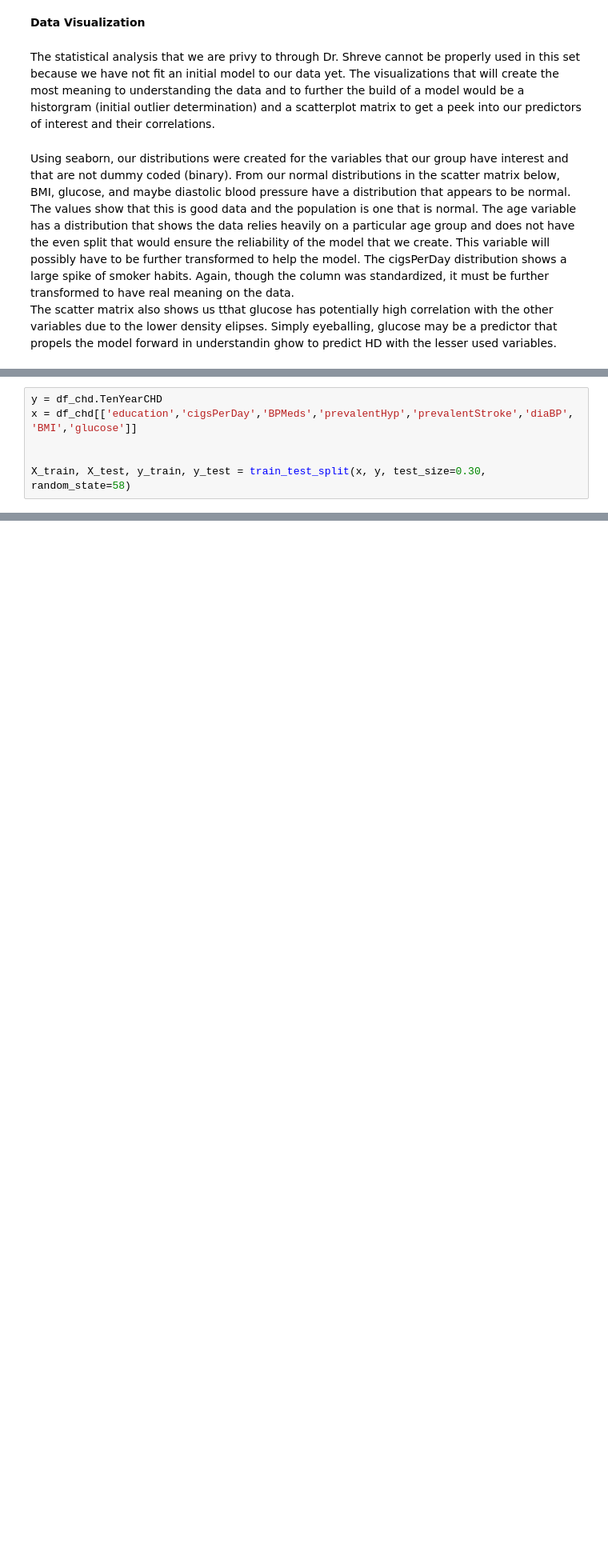
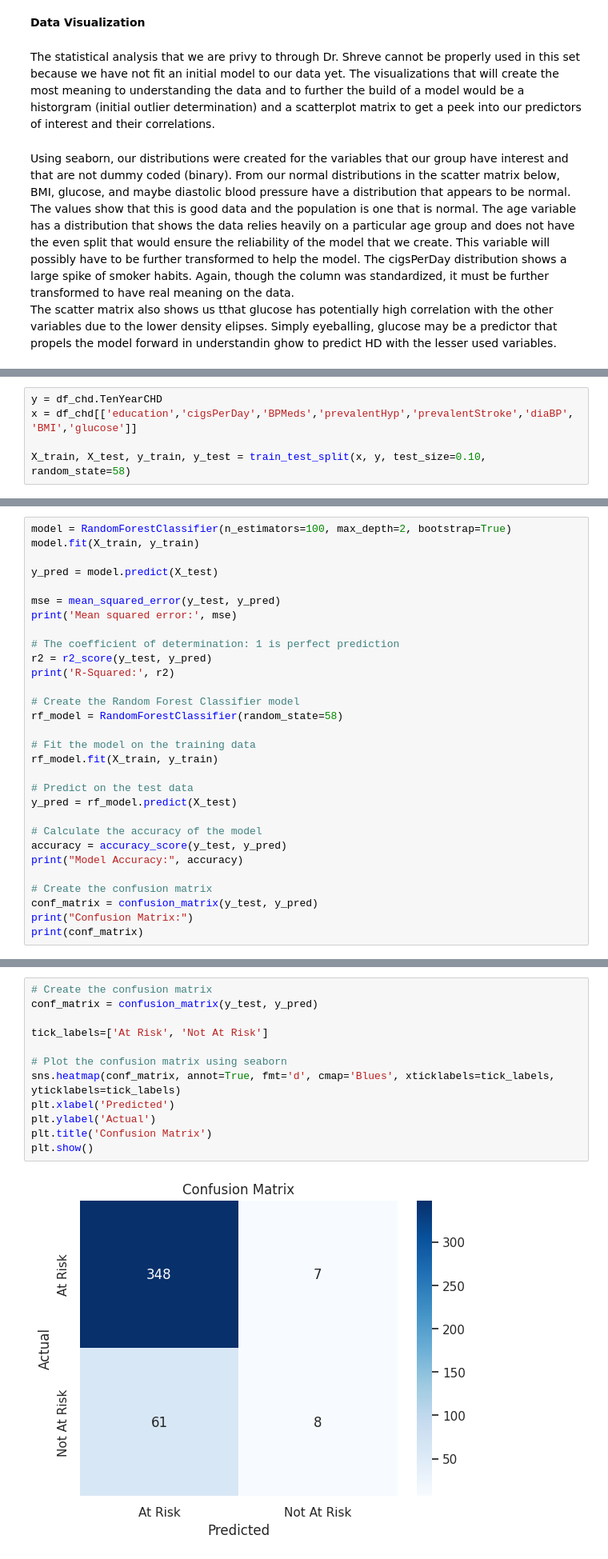
Before and after one commit to hallbt20/ISDS7070_Project, a Jupyter notebook: Group 5_ISDS7070_Assignment5.ipynb, the cells around one changed output, grey strips where cells are left out. Shown at 80% size. Cells and saved outputs as stored; diff of their text form; blank space fills up the shorter version.

```diff
--- a/Group 5_ISDS7070_Assignment5.ipynb
+++ b/Group 5_ISDS7070_Assignment5.ipynb
@@ -238,5 +216,4 @@ After all of the transformations have been made, we have created a test set of o
 y = df_chd.TenYearCHD
 x = df_chd[['education','cigsPerDay','BPMeds','prevalentHyp','prevalentStroke','diaBP', 'BMI','glucose']]
 
-
-X_train, X_test, y_train, y_test = train_test_split(x, y, test_size=0.30, random_state=58)
+X_train, X_test, y_train, y_test = train_test_split(x, y, test_size=0.10, random_state=58)
@@ -242,0 +380,30 @@ X_train, X_test, y_train, y_test = train_test_split(x, y, test_size=0.30, random
+# %%
+model = RandomForestClassifier(n_estimators=100, max_depth=2, bootstrap=True)
+model.fit(X_train, y_train)
+
+y_pred = model.predict(X_test)
+
+mse = mean_squared_error(y_test, y_pred)
+print('Mean squared error:', mse)
+
+# The coefficient of determination: 1 is perfect prediction
+r2 = r2_score(y_test, y_pred)
+print('R-Squared:', r2)
+
+# Create the Random Forest Classifier model
+rf_model = RandomForestClassifier(random_state=58)
+
+# Fit the model on the training data
+rf_model.fit(X_train, y_train)
+
+# Predict on the test data
+y_pred = rf_model.predict(X_test)
+
+# Calculate the accuracy of the model
+accuracy = accuracy_score(y_test, y_pred)
+print("Model Accuracy:", accuracy)
+
+# Create the confusion matrix
+conf_matrix = confusion_matrix(y_test, y_pred)
+print("Confusion Matrix:")
+print(conf_matrix)
@@ -242,0 +417,14 @@ X_train, X_test, y_train, y_test = train_test_split(x, y, test_size=0.30, random
+# %%
+# Create the confusion matrix
+conf_matrix = confusion_matrix(y_test, y_pred)
+
+tick_labels=['At Risk', 'Not At Risk']
+
+# Plot the confusion matrix using seaborn
+sns.heatmap(conf_matrix, annot=True, fmt='d', cmap='Blues', xticklabels=tick_labels, yticklabels=tick_labels)
+plt.xlabel('Predicted')
+plt.ylabel('Actual')
+plt.title('Confusion Matrix')
+plt.show()
+# %% [output]
+[figure, added]
```
Also changed, not shown: parts of 23 cells of this notebook.
